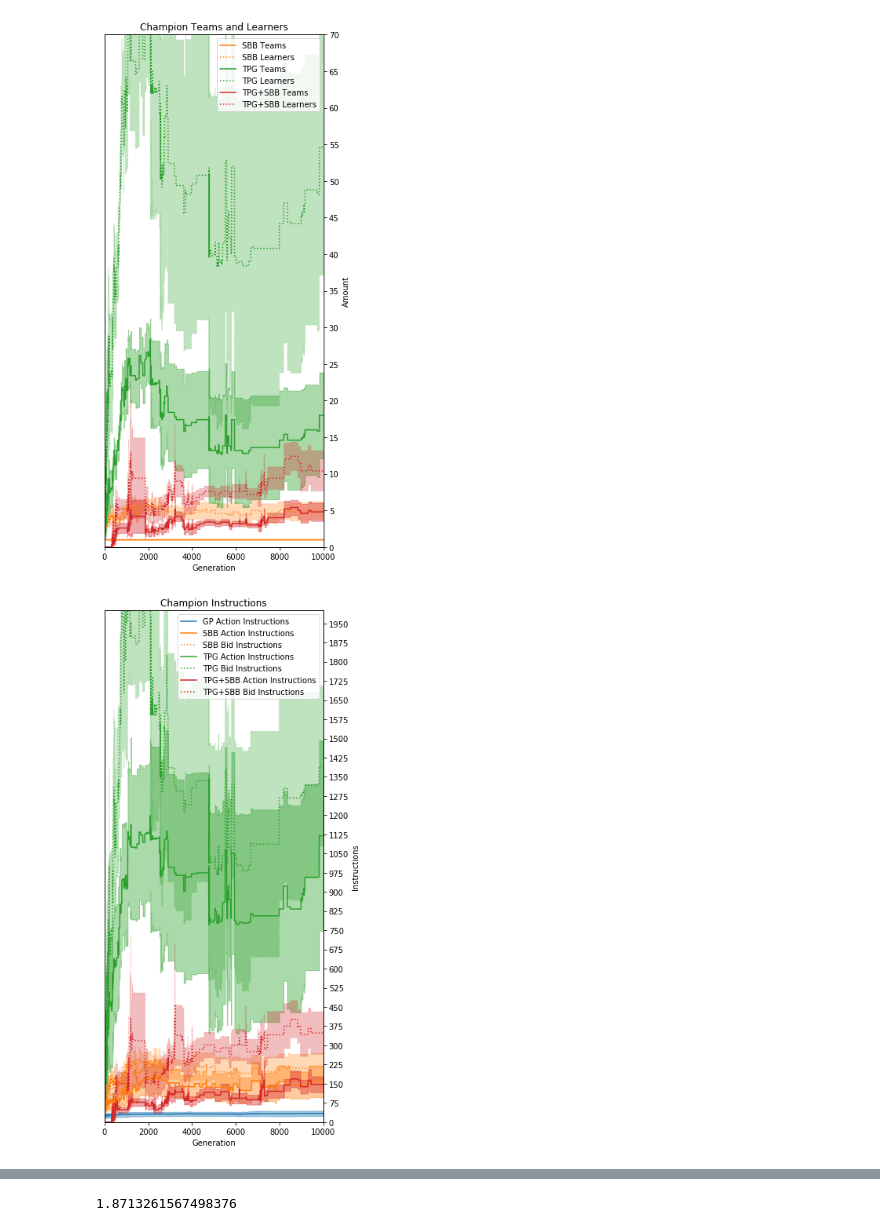
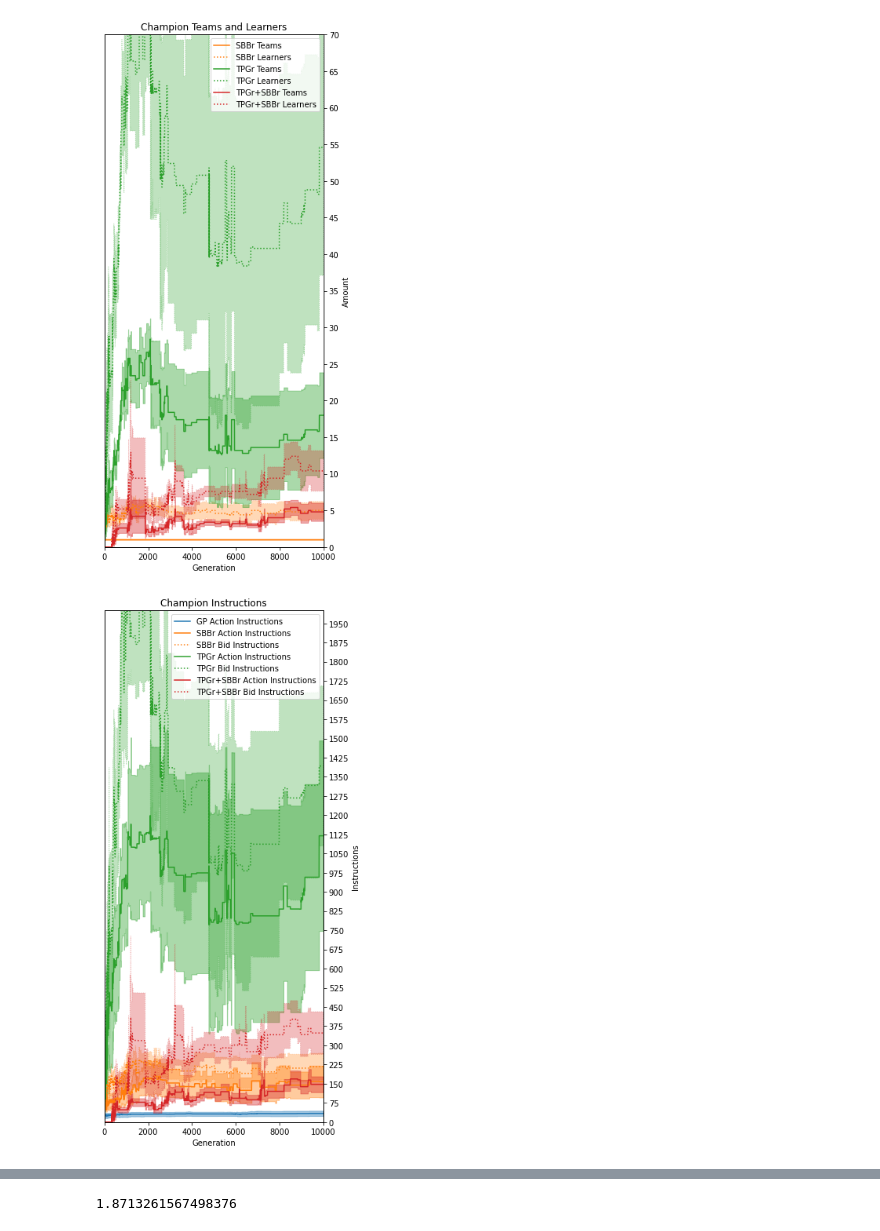
Before and after one commit to Ryan-Amaral/gp-bipedal-walker-analysis, a Jupyter notebook: basic_analysis.ipynb, the cells around one changed output, grey strips where cells are left out. Cells and saved outputs as stored; diff of their text form; code cells hidden in the pictures.

```diff
--- a/basic_analysis.ipynb
+++ b/basic_analysis.ipynb
@@ -197,36 +197,36 @@ tpgsbb_learners_means, tpgsbb_learners_stds = get_mean_std(dfs_tpgsbb, "champ_le
 std_div = 2
 
 
-plt.plot(sbb_teams_means, color=colors[1], label="SBB Teams")
+plt.plot(sbb_teams_means, color=colors[1], label="SBBr Teams")
 plt.fill_between(range(10000),
                  sbb_teams_means-sbb_teams_stds/std_div, sbb_teams_means+sbb_teams_stds/std_div,
                 alpha=0.4, color=colors[1])
 
-plt.plot(sbb_learners_means, color=colors[1], linestyle="dotted", label="SBB Learners")
+plt.plot(sbb_learners_means, color=colors[1], linestyle="dotted", label="SBBr Learners")
 plt.fill_between(range(10000),
                  sbb_learners_means-sbb_learners_stds/std_div, sbb_learners_means+sbb_learners_stds/std_div,
                 alpha=0.3, color=colors[1], linestyle="dotted")
 
 
 
-plt.plot(tpg_teams_means, color=colors[2], label="TPG Teams")
+plt.plot(tpg_teams_means, color=colors[2], label="TPGr Teams")
 plt.fill_between(range(10000),
                  tpg_teams_means-tpg_teams_stds/std_div, tpg_teams_means+tpg_teams_stds/std_div,
                 alpha=0.4, color=colors[2])
 
-plt.plot(tpg_learners_means, color=colors[2], linestyle="dotted", label="TPG Learners")
+plt.plot(tpg_learners_means, color=colors[2], linestyle="dotted", label="TPGr Learners")
 plt.fill_between(range(10000),
                  tpg_learners_means-tpg_learners_stds/std_div, tpg_learners_means+tpg_learners_stds/std_div,
                 alpha=0.3, color=colors[2], linestyle="dotted")
 
 
 
-plt.plot(tpgsbb_teams_means, color=colors[3], label="TPG+SBB Teams")
+plt.plot(tpgsbb_teams_means, color=colors[3], label="TPGr+SBBr Teams")
 plt.fill_between(range(10000),
                  tpgsbb_teams_means-tpgsbb_teams_stds/std_div, tpgsbb_teams_means+tpgsbb_teams_stds/std_div,
                 alpha=0.4, color=colors[3])
 
-plt.plot(tpgsbb_learners_means, color=colors[3], linestyle="dotted", label="TPG+SBB Learners")
+plt.plot(tpgsbb_learners_means, color=colors[3], linestyle="dotted", label="TPGr+SBBr Learners")
 plt.fill_between(range(10000),
                  tpgsbb_learners_means-tpgsbb_learners_stds/std_div, tpgsbb_learners_means+tpgsbb_learners_stds/std_div,
                 alpha=0.3, color=colors[3], linestyle="dotted")
@@ -247,7 +247,7 @@ plt.ylabel("Amount")
 plt.savefig("images/evo-teams-learners.pdf", bbox_inches = 'tight')
 plt.show()
 # %% [output]
-[figure, old version]
+[figure, new version]
 # %%
 # comparison of champion instruction sizes
 
@@ -276,60 +276,60 @@ plt.fill_between(range(10000),
 
 
 
-plt.plot(sbb_act_means, color=colors[1], label="SBB Action Instructions")
+plt.plot(sbb_act_means, color=colors[1], label="SBBr Action Instructions")
 plt.fill_between(range(10000),
                  sbb_act_means-sbb_act_stds/std_div, sbb_act_means+sbb_act_stds/std_div,
                 alpha=0.4, color=colors[1])
 
-plt.plot(sbb_bid_means, color=colors[1], linestyle="dotted", label="SBB Bid Instructions")
+plt.plot(sbb_bid_means, color=colors[1], linestyle="dotted", label="SBBr Bid Instructions")
 plt.fill_between(range(10000),
                  sbb_bid_means-sbb_bid_stds/std_div, sbb_bid_means+sbb_bid_stds/std_div,
                 alpha=0.3, color=colors[1], linestyle="dotted")
 
 
 
-plt.plot(tpg_act_means, color=colors[2], label="TPG Action Instructions")
+plt.plot(tpg_act_means, color=colors[2], label="TPGr Action Instructions")
 plt.fill_between(range(10000),
                  tpg_act_means-tpg_act_stds/std_div, tpg_act_means+tpg_act_stds/std_div,
                 alpha=0.4, color=colors[2])
 
-plt.plot(tpg_bid_means, color=colors[2], linestyle="dotted", label="TPG Bid Instructions")
+plt.plot(tpg_bid_means, color=colors[2], linestyle="dotted", label="TPGr Bid Instructions")
 plt.fill_between(range(10000),
                  tpg_bid_means-tpg_bid_stds/std_div, tpg_bid_means+tpg_bid_stds/std_div,
                 alpha=0.3, color=colors[2], linestyle="dotted")
 
 
 
 
 
-plt.plot(tpgsbb_act_means, color=colors[3], label="TPG+SBB Action Instructions")
+plt.plot(tpgsbb_act_means, color=colors[3], label="TPGr+SBBr Action Instructions")
 plt.fill_between(range(10000),
                  tpgsbb_act_means-tpgsbb_act_stds/std_div, tpgsbb_act_means+tpgsbb_act_stds/std_div,
                 alpha=0.4, color=colors[3])
 
-plt.plot(tpgsbb_bid_means, color=colors[3], linestyle="dotted", label="TPG+SBB Bid Instructions")
+plt.plot(tpgsbb_bid_means, color=colors[3], linestyle="dotted", label="TPGr+SBBr Bid Instructions")
 plt.fill_between(range(10000),
                  tpgsbb_bid_means-tpgsbb_bid_stds/std_div, tpgsbb_bid_means+tpgsbb_bid_stds/std_div,
                 alpha=0.3, color=colors[3], linestyle="dotted")
 
 plt.title("Champion Instructions")
 plt.xlabel("Generation")
 plt.xlim(0,10000)
 #plt.ylabel("Instructions")
 plt.yticks(np.arange(-40, 2001, 5000))
 ylim = plt.ylim(0,2000)
 plt.legend()
 
 ax = plt.twinx()
 ax.set_ylim(ylim)
 ax.set_yticks(np.arange(0, 2001, 75))
 ax.yaxis.set_label_position("right")
 plt.ylabel("Instructions")
 
 plt.savefig("images/evo-instructions.pdf", bbox_inches = 'tight')
 plt.show()
 # %% [output]
-[figure, old version]
+[figure, new version]
 # %%
 # comparison of champion instruction sizes normalized to learners
 
```
Also changed, not shown: parts of 10 cells of this notebook, 20 other files.
